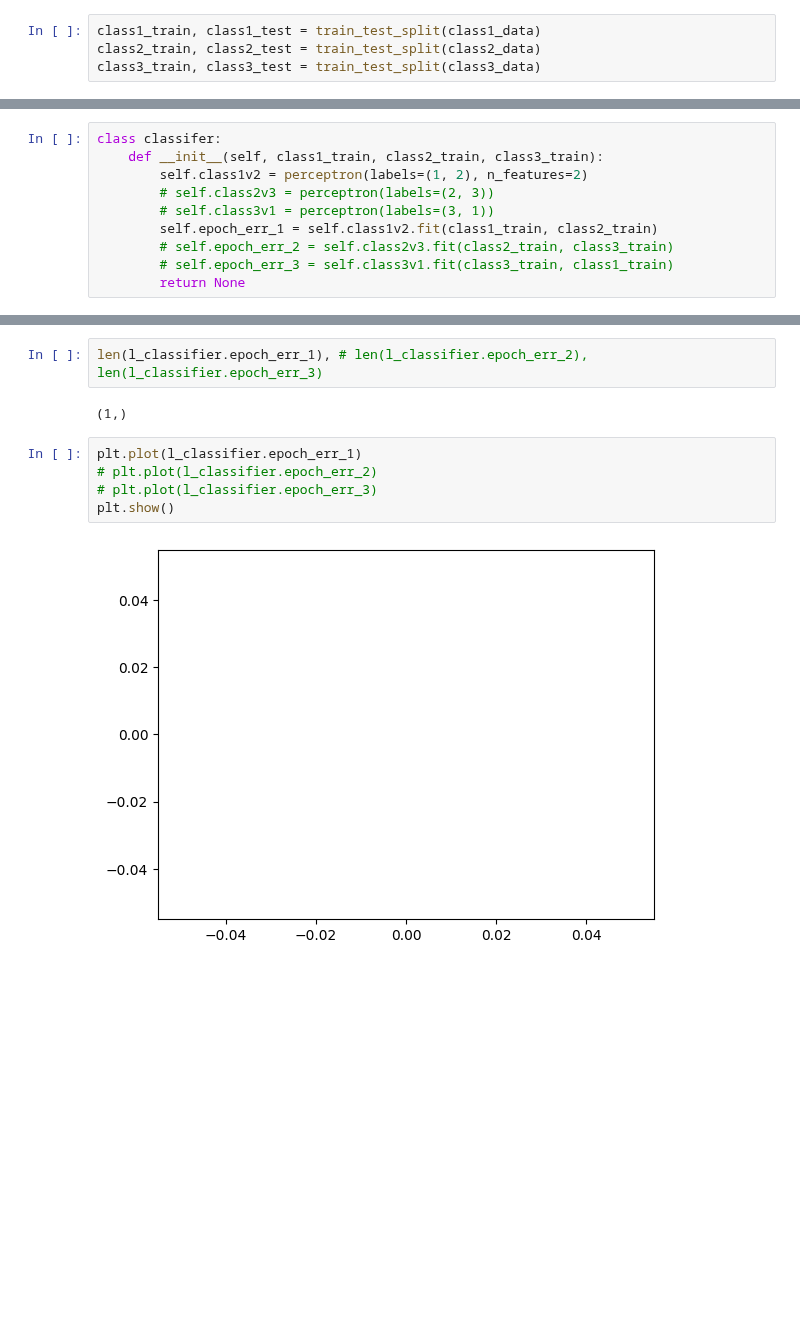
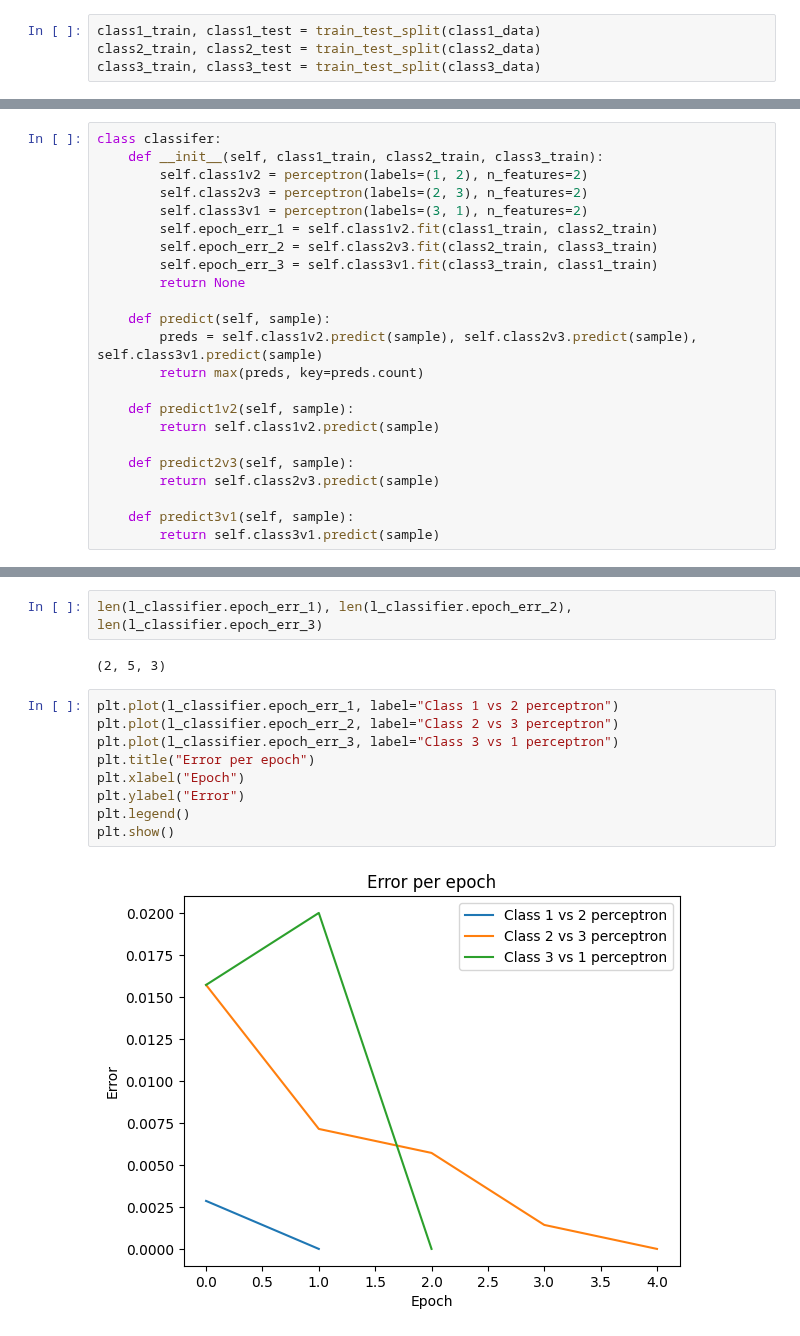
Before and after one commit to imraunav/Deep-Learning-and-Applications, a Jupyter notebook: classification_linearData.ipynb, the cells around one changed output, grey strips where cells are left out. Drawn from its saved outputs; the diff is of its cells as text; blank space fills up the shorter version.

```diff
--- a/classification_linearData.ipynb
+++ b/classification_linearData.ipynb
@@ -57,9 +64,22 @@ plt.show()
 class classifer:
     def __init__(self, class1_train, class2_train, class3_train):
         self.class1v2 = perceptron(labels=(1, 2), n_features=2)
-        # self.class2v3 = perceptron(labels=(2, 3))
-        # self.class3v1 = perceptron(labels=(3, 1))
+        self.class2v3 = perceptron(labels=(2, 3), n_features=2)
+        self.class3v1 = perceptron(labels=(3, 1), n_features=2)
         self.epoch_err_1 = self.class1v2.fit(class1_train, class2_train)
-        # self.epoch_err_2 = self.class2v3.fit(class2_train, class3_train)
-        # self.epoch_err_3 = self.class3v1.fit(class3_train, class1_train)
+        self.epoch_err_2 = self.class2v3.fit(class2_train, class3_train)
+        self.epoch_err_3 = self.class3v1.fit(class3_train, class1_train)
         return None
+
+    def predict(self, sample):
+        preds = self.class1v2.predict(sample), self.class2v3.predict(sample), self.class3v1.predict(sample)
+        return max(preds, key=preds.count)
+
+    def predict1v2(self, sample):
+        return self.class1v2.predict(sample)
+
+    def predict2v3(self, sample):
+        return self.class2v3.predict(sample)
+
+    def predict3v1(self, sample):
+        return self.class3v1.predict(sample)
@@ -70,11 +94,15 @@ l_classifier = classifer(class1_train, class2_train, class3_train)
 # %%
-len(l_classifier.epoch_err_1), # len(l_classifier.epoch_err_2), len(l_classifier.epoch_err_3)
+len(l_classifier.epoch_err_1), len(l_classifier.epoch_err_2), len(l_classifier.epoch_err_3)
 # %% [output]
-(1,)
+(2, 5, 3)
 # %%
-plt.plot(l_classifier.epoch_err_1)
-# plt.plot(l_classifier.epoch_err_2)
-# plt.plot(l_classifier.epoch_err_3)
+plt.plot(l_classifier.epoch_err_1, label="Class 1 vs 2 perceptron")
+plt.plot(l_classifier.epoch_err_2, label="Class 2 vs 3 perceptron")
+plt.plot(l_classifier.epoch_err_3, label="Class 3 vs 1 perceptron")
+plt.title("Error per epoch")
+plt.xlabel("Epoch")
+plt.ylabel("Error")
+plt.legend()
 plt.show()
 # %% [output]
-[figure, old version]
+[figure, new version]
```
Also changed, not shown: parts of 19 cells of this notebook, 1 other file.
